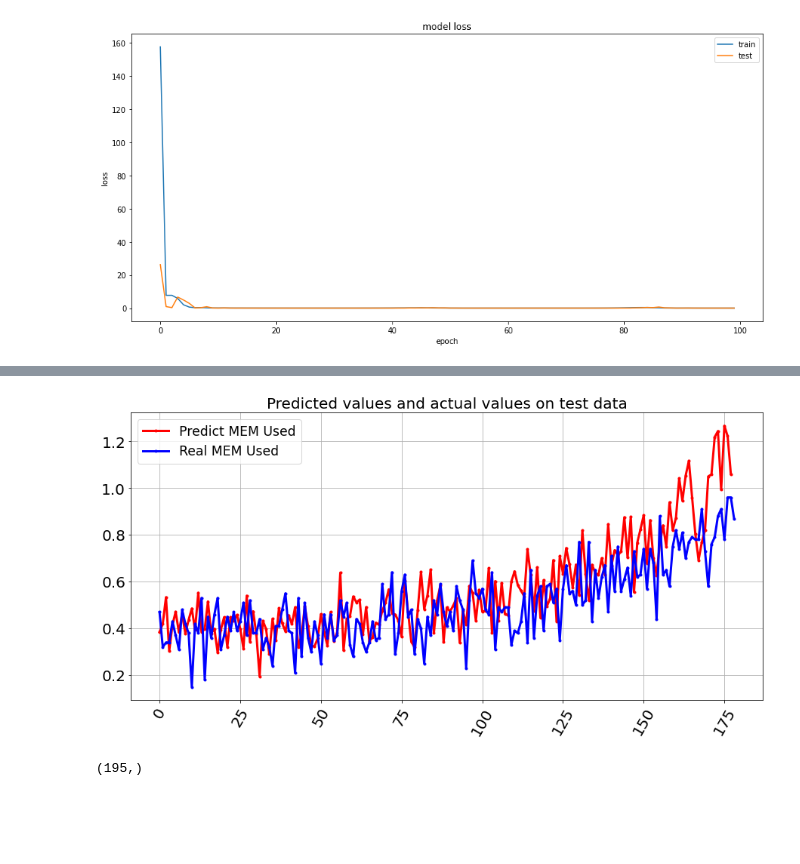
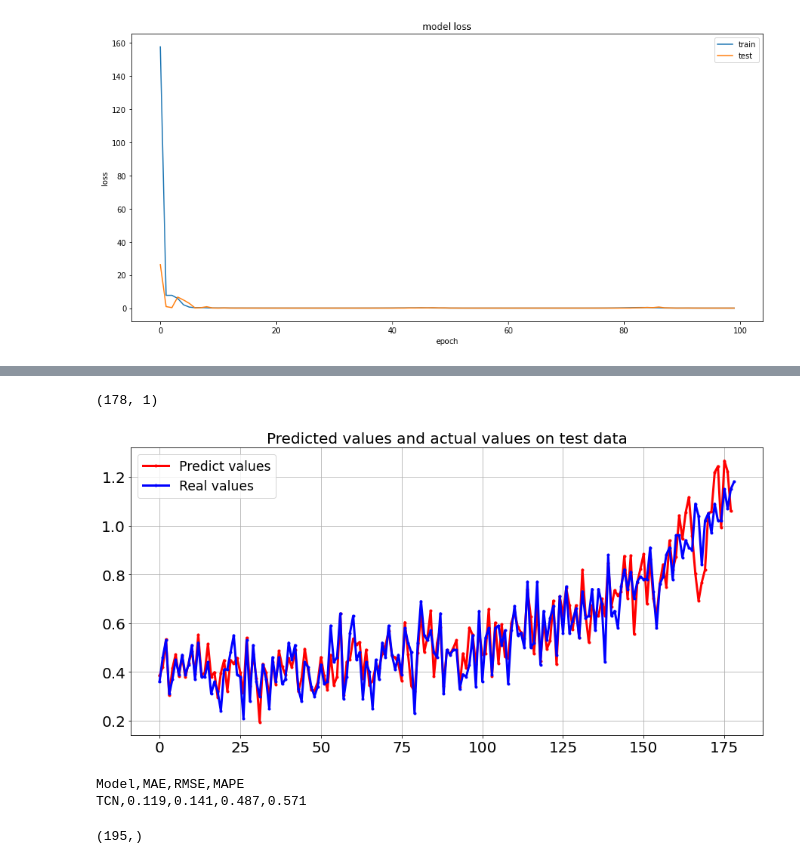
Before and after one commit to gitwetguy/Robotic-Arm-PHM, a Jupyter notebook: 02-2_Training_for_tcnae.ipynb, the cells around one changed output, grey strips where cells are left out. Saved outputs shown, nothing was run; the diff lists cells and outputs as text; code cells hidden in the pictures; blank space fills up the shorter version.

```diff
--- a/02-2_Training_for_tcnae.ipynb
+++ b/02-2_Training_for_tcnae.ipynb
@@ -318,19 +331,50 @@ Epoch 100/100
+# %%
+df["s11"][16:].values.shape
+# %% [output]
+(178, 1)
 # %%
 # make a prediction
 yhat = model.predict(X_train)
 
 inv_yhat = scaler.inverse_transform(yhat.reshape(-1,1))
 
-plt.plot(inv_yhat-47,color = 'red',marker='.', label = 'Predict MEM Used',linewidth=3)
-plt.plot(df["s11"][:-16]-47,color = 'blue',marker='.', label = 'Real MEM Used',linewidth=3)
-plt.xticks(fontsize=20,rotation=60)
+plt.plot(inv_yhat-47,color = 'red',marker='.', label = 'Predict values',linewidth=3)
+plt.plot(df["s11"][16:].values-47,color = 'blue',marker='.', label = 'Real values',linewidth=3)
+plt.xticks(fontsize=20)
 plt.yticks(fontsize=20)
 plt.grid()
 plt.legend(fontsize='xx-large')
 plt.title('Predicted values and actual values on test data',fontsize=20)
+plt.savefig("Predicted values.jpg")
 plt.show()
+
+
+
+def mean_absolute_percentage_error(y_true, y_pred):
+    return np.mean(np.abs((y_true - y_pred) / y_true)) * 100
+
+def cal_score(y_real,y_hat,model_name):
+    from sklearn.metrics import mean_squared_error
+    from sklearn.metrics import mean_absolute_error,r2_score
+    import math
+
+    MAEScore = mean_absolute_error(y_real,y_hat)
+    RMSEScore = math.sqrt(mean_squared_error(y_real,y_hat))
+    MAPEScore = mean_absolute_percentage_error(y_real,y_hat)
+    R2_Score = r2_score(y_real,y_hat)
+
+    print("Model,MAE,RMSE,MAPE")
+    print("{},{},{},{},{}".format(model_name,round(MAEScore,3),round(RMSEScore,3),round(MAPEScore,3),round(R2_Score,3)))
+
+
+    return round(MAEScore,3),round(RMSEScore,3),round(MAPEScore,3)
+
+
+MAE,RMSE,MAPE = cal_score(df["s11"][17:].values,inv_yhat,"TCN")
 # %% [output]
-[figure, old version]
+[figure, new version]
+Model,MAE,RMSE,MAPE
+TCN,0.119,0.141,0.487,0.571
 # %%
 real_arr = df["s11"].values
 real_arr.shape
```
Also changed, not shown: parts of 2 cells of this notebook, 2 other files.
